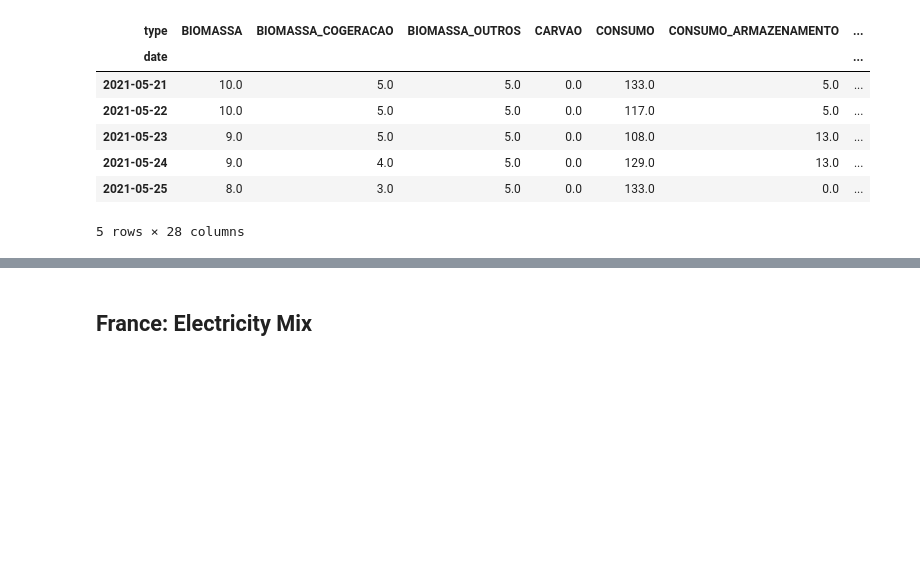
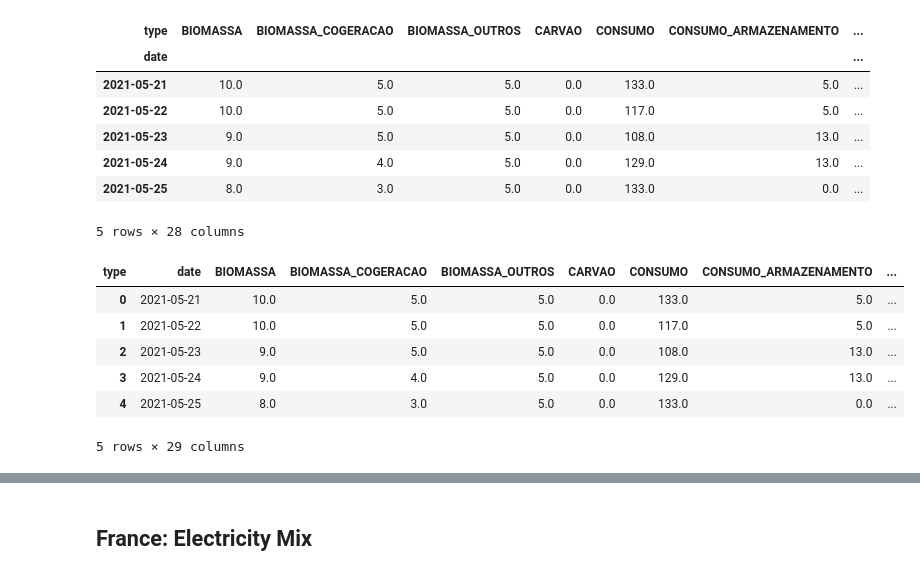
Before and after one commit to franrolotti/volatility-spillovers, a Jupyter notebook: auxiliar_notebooks/02_generation_mix_plots.ipynb, the cells around one changed output, grey strips where cells are left out. Drawn from its saved outputs; the diff is of its cells as text; code cells hidden in the pictures; blank space fills up the shorter version.

```diff
--- a/auxiliar_notebooks/02_generation_mix_plots.ipynb
+++ b/auxiliar_notebooks/02_generation_mix_plots.ipynb
@@ -152,11 +152,24 @@ pivot.head()          # primera vista
 # %%
 # build the path one level up, inside data/generation_data
 out_path = Path("..") / "data" / "generation_data"
 out_path.mkdir(parents=True, exist_ok=True)   # creates ../data/generation_data/
 
+pivot.reset_index(inplace=True)
+
+
 pivot.to_csv(out_path / "consumo_PT_2021-05-21_2023-04-30.csv",
              encoding="utf-8",
              index=False)
+
+pivot.head()
+# %% [output]
+| type | date | BIOMASSA | BIOMASSA_COGERACAO | BIOMASSA_OUTROS | CARVAO | CONSUMO | CONSUMO_ARMAZENAMENTO | ... |
+| 0 | 2021-05-21 | 10.0 | 5.0 | 5.0 | 0.0 | 133.0 | 5.0 | ... |
+| 1 | 2021-05-22 | 10.0 | 5.0 | 5.0 | 0.0 | 117.0 | 5.0 | ... |
+| 2 | 2021-05-23 | 9.0 | 5.0 | 5.0 | 0.0 | 108.0 | 13.0 | ... |
+| 3 | 2021-05-24 | 9.0 | 4.0 | 5.0 | 0.0 | 129.0 | 13.0 | ... |
+| 4 | 2021-05-25 | 8.0 | 3.0 | 5.0 | 0.0 | 133.0 | 0.0 | ... |
+5 rows × 29 columns
 # %%
 # Ejemplo: pila apilada de producción renovable vs. no renovable
 ren = ["EOLICA", "HIDRICA", "SOLAR", "BIOMASSA"]
```
Also changed, not shown: parts of 21 cells of this notebook.
